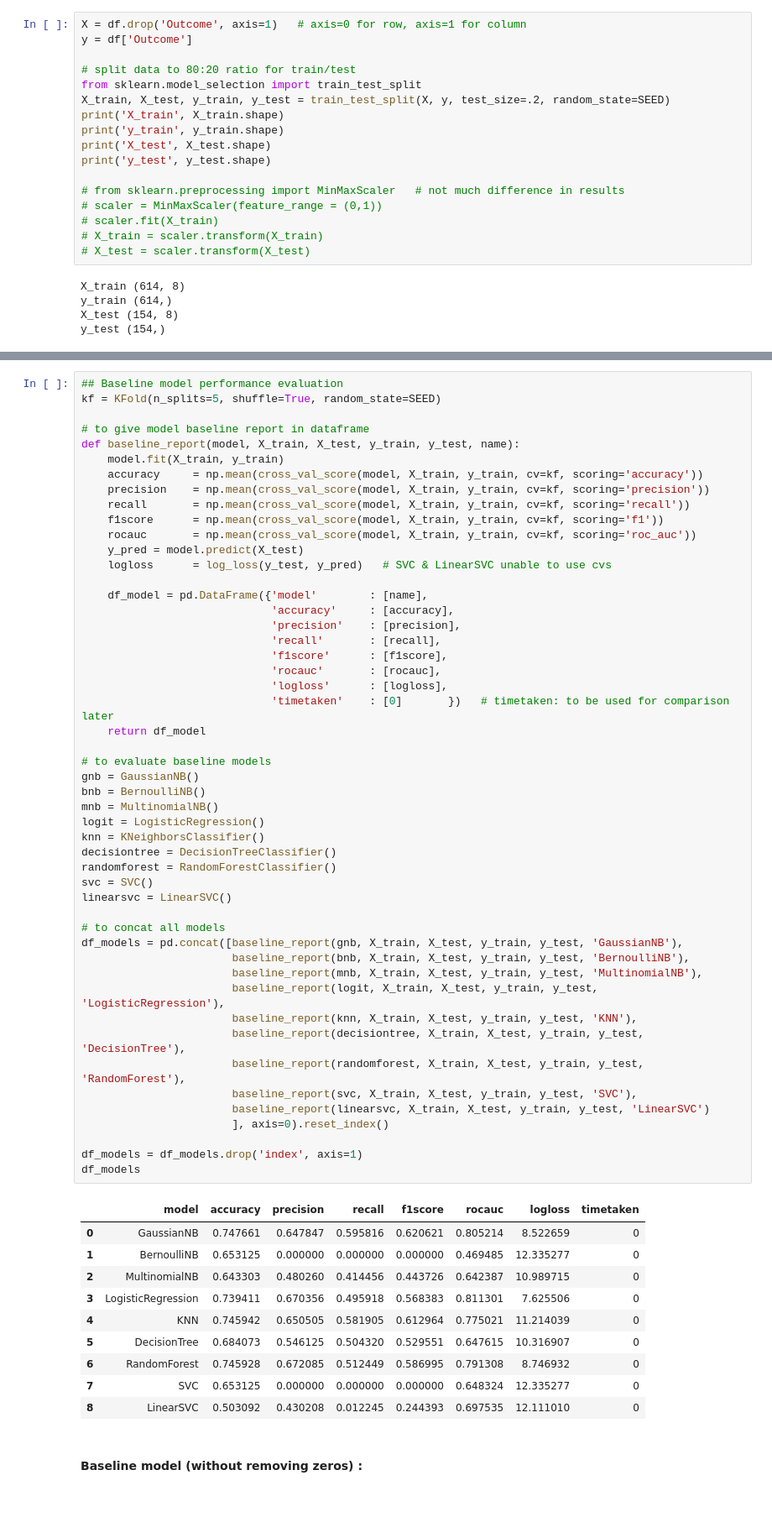
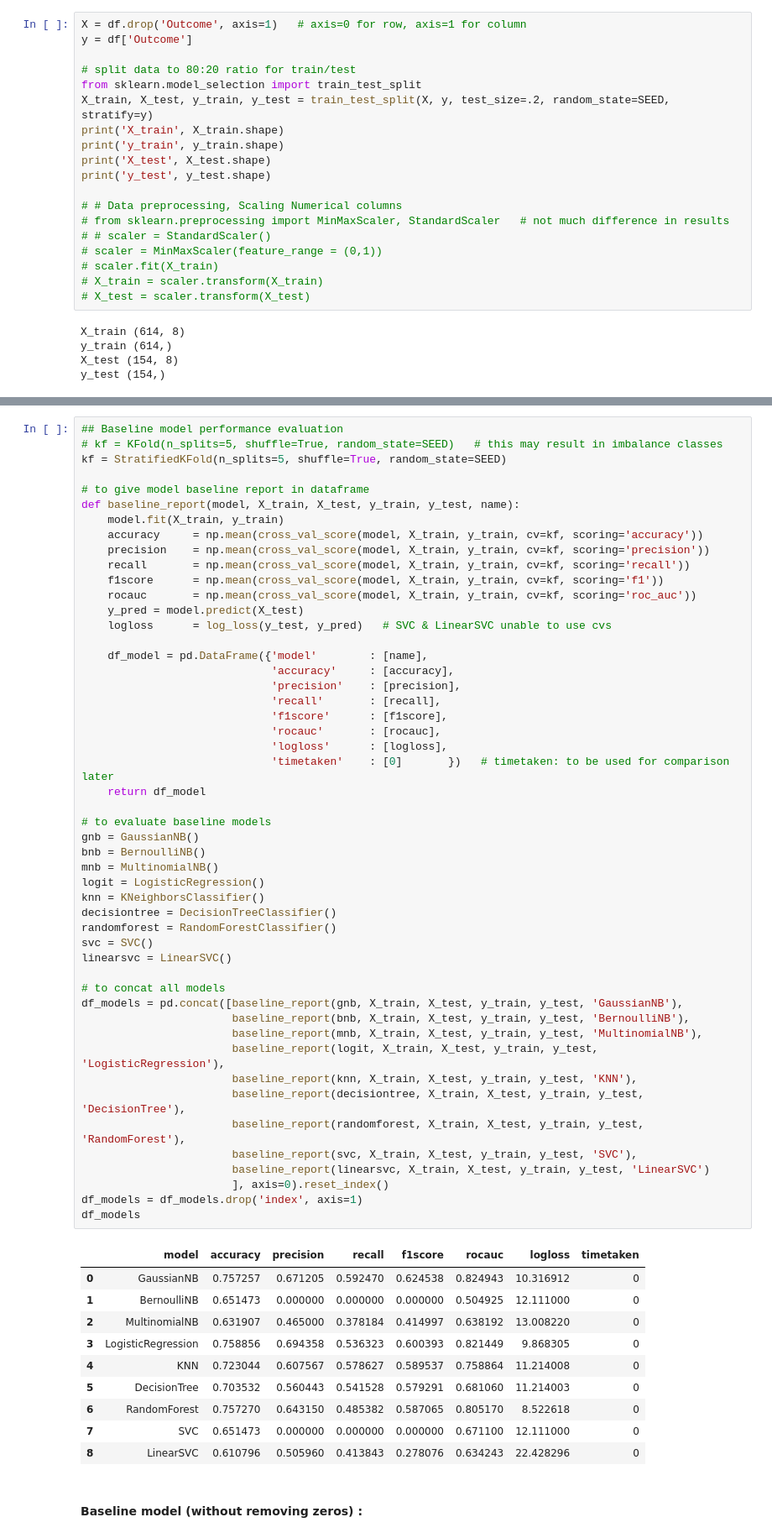
Before and after one commit to JNYH/diabetes_classifier, a Jupyter notebook: diabetes_classifier.ipynb, the cells around one changed output, grey strips where cells are left out. Shown at 84% size. Drawn from its saved outputs; the diff is of its cells as text; blank space fills up the shorter version.

```diff
--- a/diabetes_classifier.ipynb
+++ b/diabetes_classifier.ipynb
@@ -313,13 +306,15 @@ y = df['Outcome']
 
 # split data to 80:20 ratio for train/test
 from sklearn.model_selection import train_test_split
-X_train, X_test, y_train, y_test = train_test_split(X, y, test_size=.2, random_state=SEED)
+X_train, X_test, y_train, y_test = train_test_split(X, y, test_size=.2, random_state=SEED, stratify=y)
 print('X_train', X_train.shape)
 print('y_train', y_train.shape)
 print('X_test', X_test.shape)
 print('y_test', y_test.shape)
 
-# from sklearn.preprocessing import MinMaxScaler   # not much difference in results
+# # Data preprocessing, Scaling Numerical columns
+# from sklearn.preprocessing import MinMaxScaler, StandardScaler   # not much difference in results
+# # scaler = StandardScaler()
 # scaler = MinMaxScaler(feature_range = (0,1))
 # scaler.fit(X_train)
 # X_train = scaler.transform(X_train)
@@ -332,6 +332,7 @@ y_test (154,)
 # %%
 ## Baseline model performance evaluation
-kf = KFold(n_splits=5, shuffle=True, random_state=SEED)
+# kf = KFold(n_splits=5, shuffle=True, random_state=SEED)   # this may result in imbalance classes
+kf = StratifiedKFold(n_splits=5, shuffle=True, random_state=SEED)
 
 # to give model baseline report in dataframe
 def baseline_report(model, X_train, X_test, y_train, y_test, name):
@@ -353,43 +354,42 @@ def baseline_report(model, X_train, X_test, y_train, y_test, name):
                              'logloss'      : [logloss],
                              'timetaken'    : [0]       })   # timetaken: to be used for comparison later
     return df_model
 
 # to evaluate baseline models
 gnb = GaussianNB()
 bnb = BernoulliNB()
 mnb = MultinomialNB()
 logit = LogisticRegression()
 knn = KNeighborsClassifier()
 decisiontree = DecisionTreeClassifier()
 randomforest = RandomForestClassifier()
 svc = SVC()
 linearsvc = LinearSVC()
 
 # to concat all models
 df_models = pd.concat([baseline_report(gnb, X_train, X_test, y_train, y_test, 'GaussianNB'),
                        baseline_report(bnb, X_train, X_test, y_train, y_test, 'BernoulliNB'),
                        baseline_report(mnb, X_train, X_test, y_train, y_test, 'MultinomialNB'),
                        baseline_report(logit, X_train, X_test, y_train, y_test, 'LogisticRegression'),
                        baseline_report(knn, X_train, X_test, y_train, y_test, 'KNN'),
                        baseline_report(decisiontree, X_train, X_test, y_train, y_test, 'DecisionTree'),
                        baseline_report(randomforest, X_train, X_test, y_train, y_test, 'RandomForest'),
                        baseline_report(svc, X_train, X_test, y_train, y_test, 'SVC'),
                        baseline_report(linearsvc, X_train, X_test, y_train, y_test, 'LinearSVC')
                        ], axis=0).reset_index()
-
 df_models = df_models.drop('index', axis=1)
 df_models
 # %% [output]
 |  | model | accuracy | precision | recall | f1score | rocauc | logloss | timetaken |
-| 0 | GaussianNB | 0.747661 | 0.647847 | 0.595816 | 0.620621 | 0.805214 | 8.522659 | 0 |
-| 1 | BernoulliNB | 0.653125 | 0.000000 | 0.000000 | 0.000000 | 0.469485 | 12.335277 | 0 |
-| 2 | MultinomialNB | 0.643303 | 0.480260 | 0.414456 | 0.443726 | 0.642387 | 10.989715 | 0 |
-| 3 | LogisticRegression | 0.739411 | 0.670356 | 0.495918 | 0.568383 | 0.811301 | 7.625506 | 0 |
-| 4 | KNN | 0.745942 | 0.650505 | 0.581905 | 0.612964 | 0.775021 | 11.214039 | 0 |
-| 5 | DecisionTree | 0.684073 | 0.546125 | 0.504320 | 0.529551 | 0.647615 | 10.316907 | 0 |
-| 6 | RandomForest | 0.745928 | 0.672085 | 0.512449 | 0.586995 | 0.791308 | 8.746932 | 0 |
-| 7 | SVC | 0.653125 | 0.000000 | 0.000000 | 0.000000 | 0.648324 | 12.335277 | 0 |
-| 8 | LinearSVC | 0.503092 | 0.430208 | 0.012245 | 0.244393 | 0.697535 | 12.111010 | 0 |
+| 0 | GaussianNB | 0.757257 | 0.671205 | 0.592470 | 0.624538 | 0.824943 | 10.316912 | 0 |
+| 1 | BernoulliNB | 0.651473 | 0.000000 | 0.000000 | 0.000000 | 0.504925 | 12.111000 | 0 |
+| 2 | MultinomialNB | 0.631907 | 0.465000 | 0.378184 | 0.414997 | 0.638192 | 13.008220 | 0 |
+| 3 | LogisticRegression | 0.758856 | 0.694358 | 0.536323 | 0.600393 | 0.821449 | 9.868305 | 0 |
+| 4 | KNN | 0.723044 | 0.607567 | 0.578627 | 0.589537 | 0.758864 | 11.214008 | 0 |
+| 5 | DecisionTree | 0.703532 | 0.560443 | 0.541528 | 0.579291 | 0.681060 | 11.214003 | 0 |
+| 6 | RandomForest | 0.757270 | 0.643150 | 0.485382 | 0.587065 | 0.805170 | 8.522618 | 0 |
+| 7 | SVC | 0.651473 | 0.000000 | 0.000000 | 0.000000 | 0.671100 | 12.111000 | 0 |
+| 8 | LinearSVC | 0.610796 | 0.505960 | 0.413843 | 0.278076 | 0.634243 | 22.428296 | 0 |
 # %% [markdown]
 #### Baseline model (without removing zeros) :
 # %% [markdown]
```
Also changed, not shown: parts of 9 cells of this notebook.
